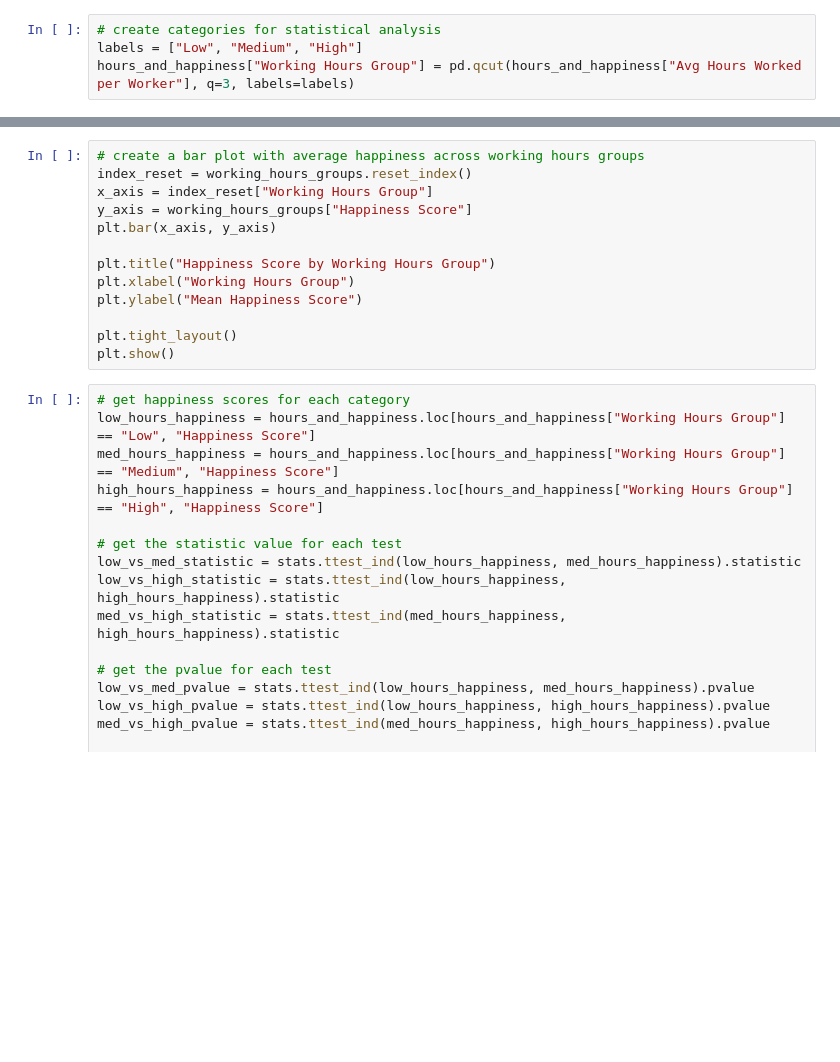
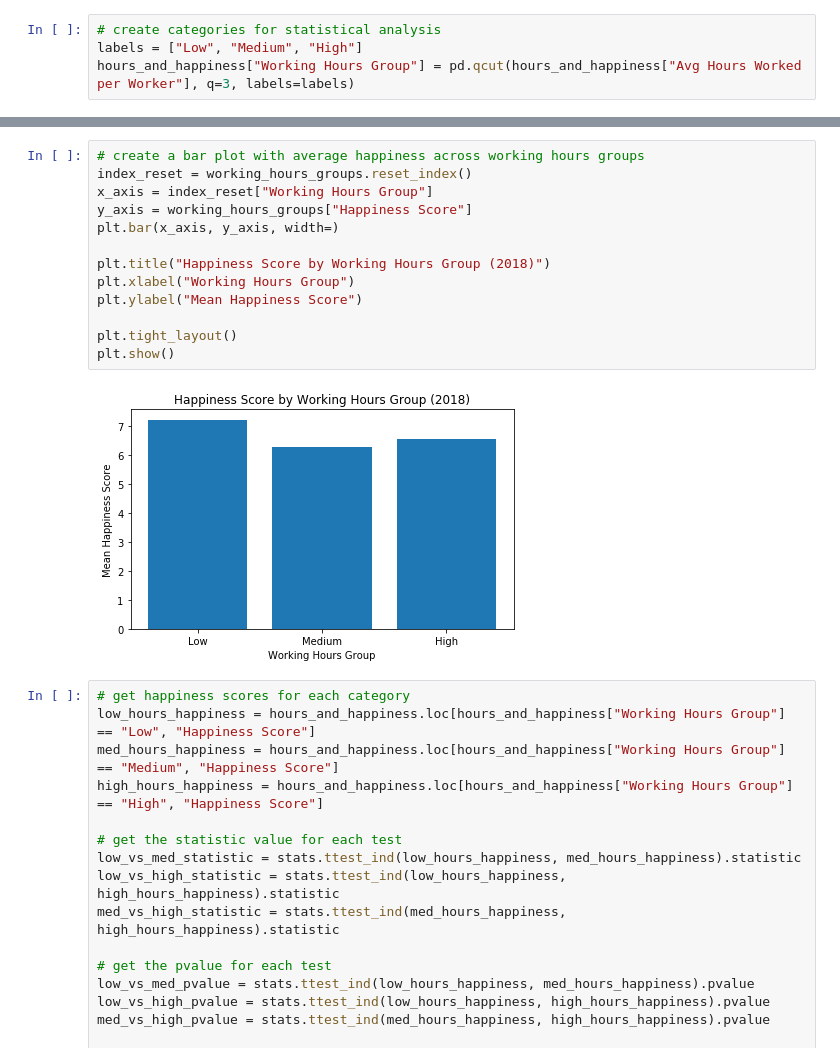
Before and after one commit to jakeportra/Project_1_World_Happiness, a Jupyter notebook: world_happiness.ipynb, the cells around one changed output, grey strips where cells are left out. Drawn from its saved outputs; the diff is of its cells as text; blank space fills up the shorter version.

```diff
--- a/world_happiness.ipynb
+++ b/world_happiness.ipynb
@@ -182,16 +192,18 @@ working_hours_groups
 # %%
 # create a bar plot with average happiness across working hours groups
 index_reset = working_hours_groups.reset_index()
 x_axis = index_reset["Working Hours Group"]
 y_axis = working_hours_groups["Happiness Score"]
-plt.bar(x_axis, y_axis)
+plt.bar(x_axis, y_axis, width=)
 
-plt.title("Happiness Score by Working Hours Group")
+plt.title("Happiness Score by Working Hours Group (2018)")
 plt.xlabel("Working Hours Group")
 plt.ylabel("Mean Happiness Score")
 
 plt.tight_layout()
 plt.show()
+# %% [output]
+[figure, added]
 # %%
 # get happiness scores for each category
 low_hours_happiness = hours_and_happiness.loc[hours_and_happiness["Working Hours Group"] == "Low", "Happiness Score"]
```
Also changed, not shown: parts of 2 cells of this notebook.
